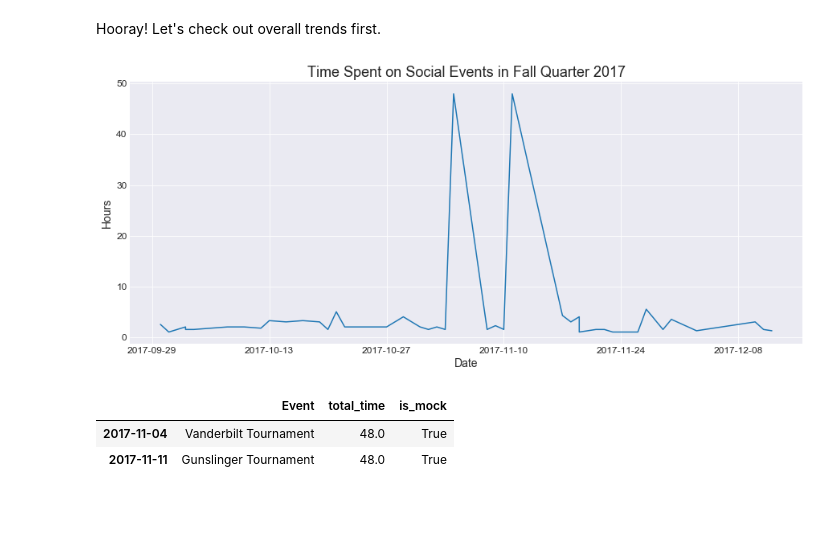
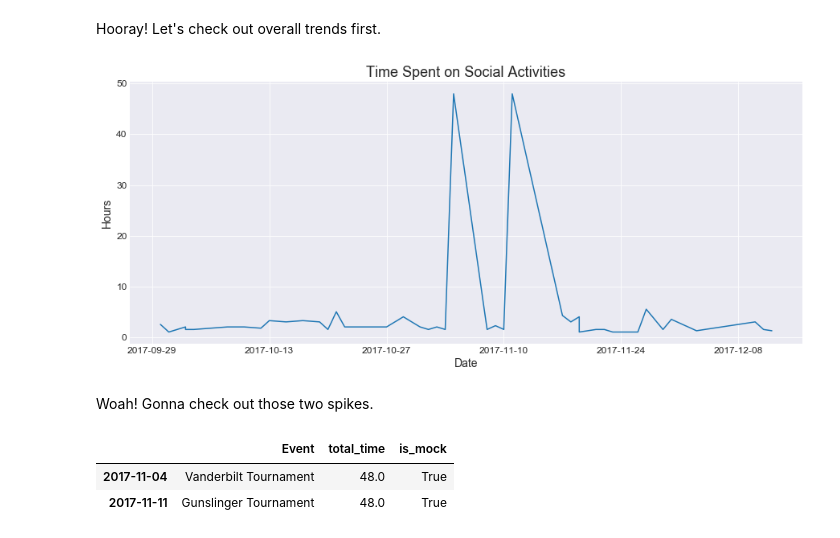
Before and after one commit to ashleyshine/ticktock, a Jupyter notebook: Tracking-Time.ipynb, the cells around one changed output. Drawn from its saved outputs; the diff is of its cells as text; code cells hidden in the pictures; blank space fills up the shorter version.

```diff
--- a/Tracking-Time.ipynb
+++ b/Tracking-Time.ipynb
@@ -588,14 +590,16 @@ social_f17.head()
 # %% [markdown]
 Hooray! Let's check out overall trends first.
 # %%
-fig, ax = create_plot(title="Time Spent on Social Events in Fall Quarter 2017",
-                     xlabel="Date", ylabel="Hours")
+fig, ax = create_plot(title="Time Spent on Social Activities",
+                      xlabel="Date", ylabel="Hours")
 
 ax.plot(social_f17['total_time'])
 
 plt.show()
 # %% [output]
-[figure, old version]
+[figure, new version]
+# %% [markdown]
+Woah! Gonna check out those two spikes.
 # %%
 social_f17[social_f17['Event'].str.contains("Tournament")]
 # %% [output]
```
Also changed, not shown: parts of 10 cells of this notebook, 1 other file.
